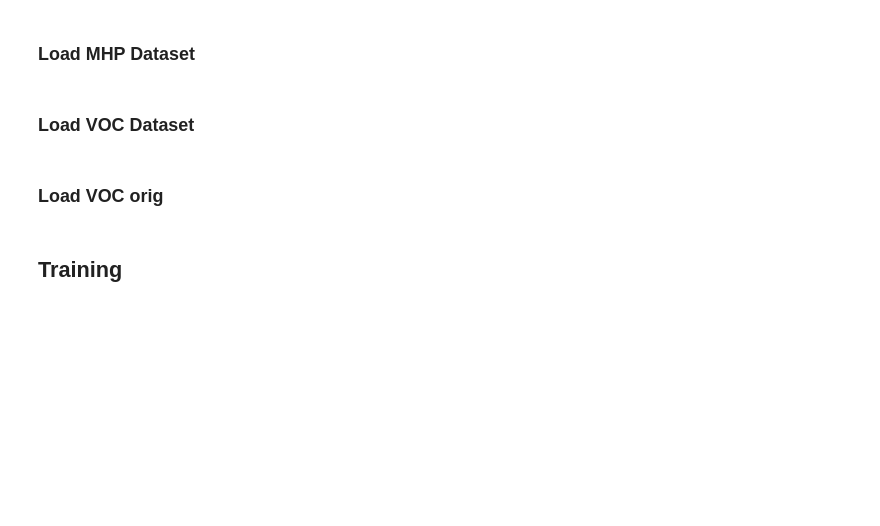
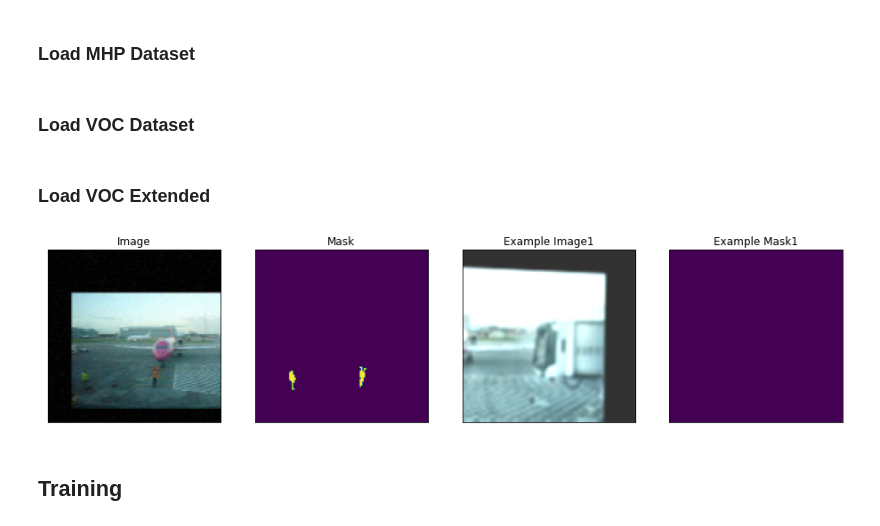
Before and after one commit to spitzertim/smp-playground, a Jupyter notebook: smp.ipynb, the cells around one changed output. Drawn from its saved outputs; the diff is of its cells as text; code cells hidden in the pictures; blank space fills up the shorter version.

Commit message:
Added new dataset

```diff
--- a/smp.ipynb
+++ b/smp.ipynb
@@ -195,7 +174,7 @@ VOC_COLORMAP = [
 class TransformedVOC(VOCSegmentation):
     # def __init__(self, augmentation=None, preprocessing=None, classes=VOC_CLASSES):
     def __init__(self, root, image_set, download=False,  augmentation=None, preprocessing=None):
-        super(TransformedVOC, self).__init__(root=root, image_set=image_set, download=download,)
+        super(TransformedVOC, self).__init__(root=root, image_set=image_set, download=download)
         # self.classes = classes
         self.augmentation = augmentation
         self.preprocessing = preprocessing
@@ -456,16 +455,6 @@ def to_tensor(x, **kwargs):
     return x.transpose(2, 0, 1).astype('float32')
 
 def get_preprocessing(preprocessing_fn):
-    """Construct preprocessing transform
-
-    Args:
-        preprocessing_fn (callbale): data normalization function
-            (can be specific for each pretrained neural network)
-    Return:
-        transform: albumentations.Compose
-
-    """
-
     _transform = [
         albu.Lambda(image=preprocessing_fn),
         albu.Lambda(image=to_tensor, mask=to_tensor),
@@ -559,8 +556,6 @@ valid_loader = DataLoader(valid_dataset, batch_size=16, shuffle=False, num_worke
 # %% [markdown]
 ### Load VOC Dataset
 # %%
-preprocessing_fn = smp.encoders.get_preprocessing_fn(ENCODER, ENCODER_WEIGHTS)
-
 train_dataset_voc = TransformedVOC(
     root="data/",
     image_set="train",
@@ -575,10 +570,9 @@ valid_dataset_voc = TransformedVOC(
     augmentation=get_validation_augmentation_voc(),
     preprocessing=get_preprocessing(preprocessing_fn))
 
+
 train_loader_voc = DataLoader(train_dataset_voc, batch_size=16, shuffle=True, num_workers=8)
 valid_loader_voc = DataLoader(valid_dataset_voc, batch_size=16, shuffle=False, num_workers=8)
-# %% [markdown]
-### Load VOC orig
 # %%
 train_dataset_voc_orig = VOCOrig(
     root="data/",
@@ -597,6 +591,46 @@ valid_dataset_voc_orig = VOCOrig(
 
 train_loader_voc_orig = DataLoader(train_dataset_voc_orig, batch_size=16, shuffle=True, num_workers=8)
 valid_loader_voc_orig = DataLoader(valid_dataset_voc_orig, batch_size=16, shuffle=False, num_workers=8)
+# %% [markdown]
+### Load VOC Extended
+# %%
+file = open('voc_ext_train_idxs.txt', 'r')
+idxs = [int(i) for i in file.read().splitlines()]
+
+# Train Dataset
+datasets = []
+for i in range(0,5):
+    dataset = TransformedVOC(root="data/", image_set="train", download=False, augmentation=get_training_augmentation_voc_ext())
+    dataset = torch.utils.data.Subset(dataset, idxs)
+    datasets.append(dataset)
+
+
+train_dataset_voc_ext_big = torch.utils.data.ConcatDataset(datasets)
+train_dataset_voc_ext = torch.utils.data.Subset(train_dataset_voc_ext_big, indices = range(0, 1464))
+
+example_image, example_mask = train_dataset_voc_ext[0] # get some sample
+example_image1, example_mask1 = train_dataset_voc_ext[442] # get some sample
+
+visualize(
+    image=example_image,
+    mask=example_mask,
+    example_image1=example_image1,
+    example_mask1=example_mask1,
+)
+
+# Valid Dataset
+valid_dataset_voc_ext = VOCOrig(
+    root="data/",
+    image_set="val",
+    augmentation=get_validation_augmentation_voc(),
+    preprocessing=get_preprocessing(preprocessing_fn)
+    )
+
+
+train_loader_voc_ext = DataLoader(train_dataset_voc_ext, batch_size=16, shuffle=True, num_workers=8)
+valid_loader_voc_ext = DataLoader(valid_dataset_voc_ext, batch_size=16, shuffle=True, num_workers=8)
+# %% [output]
+[figure, added]
 # %% [markdown]
 ## Training
 # %% [markdown]
```
Also changed, not shown: parts of 47 cells of this notebook, 9 other files.
